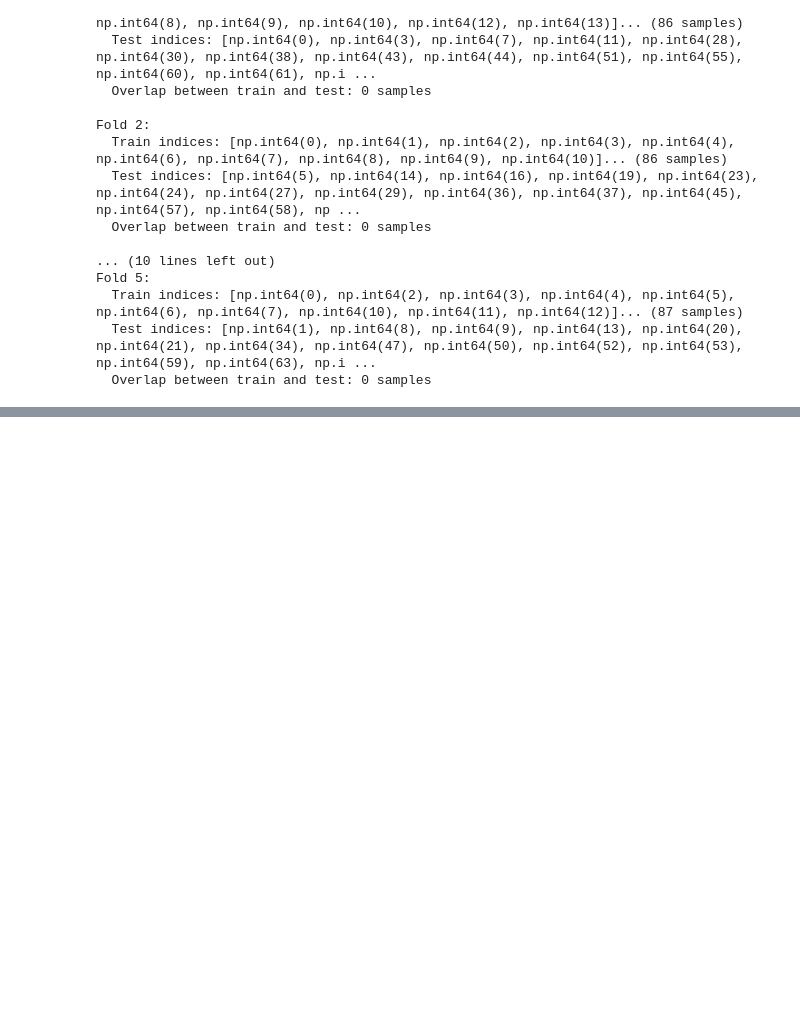
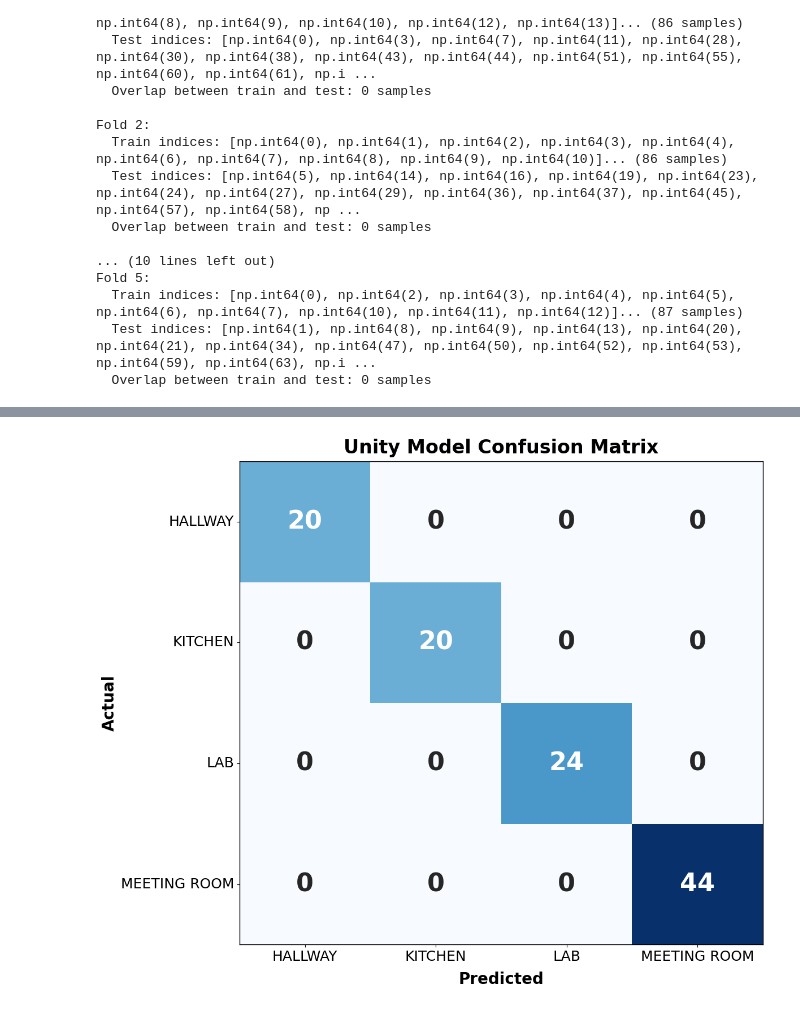
Before and after one commit to alliec45/mixed_reality_defense, a Jupyter notebook: unity_model.ipynb, the cells around one changed output, grey strips where cells are left out. Cells and saved outputs as stored; diff of their text form; code cells hidden in the pictures; blank space fills up the shorter version.

```diff
--- a/unity_model.ipynb
+++ b/unity_model.ipynb
@@ -340,0 +402,28 @@ Fold 5:
+# %%
+# Confusion Matrix - BLUE POSTER STYLE (DARKER)
+cm = confusion_matrix(y, y_pred_cv, labels=['hallway', 'kitchen', 'lab', 'meeting_room'])
+
+plt.figure(figsize=(12, 10))
+ax = sns.heatmap(cm, annot=True, fmt='d', cmap='Blues',
+            xticklabels=['HALLWAY', 'KITCHEN', 'LAB', 'MEETING ROOM'],
+            yticklabels=['HALLWAY', 'KITCHEN', 'LAB', 'MEETING ROOM'],
+            annot_kws={'size': 32, 'fontweight': 'bold'},
+            cbar=False, vmin=0, vmax=40)  # This shifts the color scale to make all values darker
+
+# Add outer border
+for _, spine in ax.spines.items():
+    spine.set_visible(True)
+    spine.set_color('black')
+    spine.set_linewidth(1)
+
+plt.xlabel('Predicted', fontsize=20, fontweight='bold', labelpad=10)
+plt.ylabel('Actual', fontsize=20, fontweight='bold')
+plt.title('Unity Model Confusion Matrix', fontsize=24, fontweight='bold', pad=10)
+plt.xticks(fontsize=18)
+plt.yticks(fontsize=18, rotation=0)
+
+plt.tight_layout()
+plt.savefig('unity_confusion_matrix_poster.png', dpi=300, bbox_inches='tight')
+plt.show()
+# %% [output]
+[figure, added]
```
Also changed, not shown: parts of 6 cells of this notebook, 13 other files.
